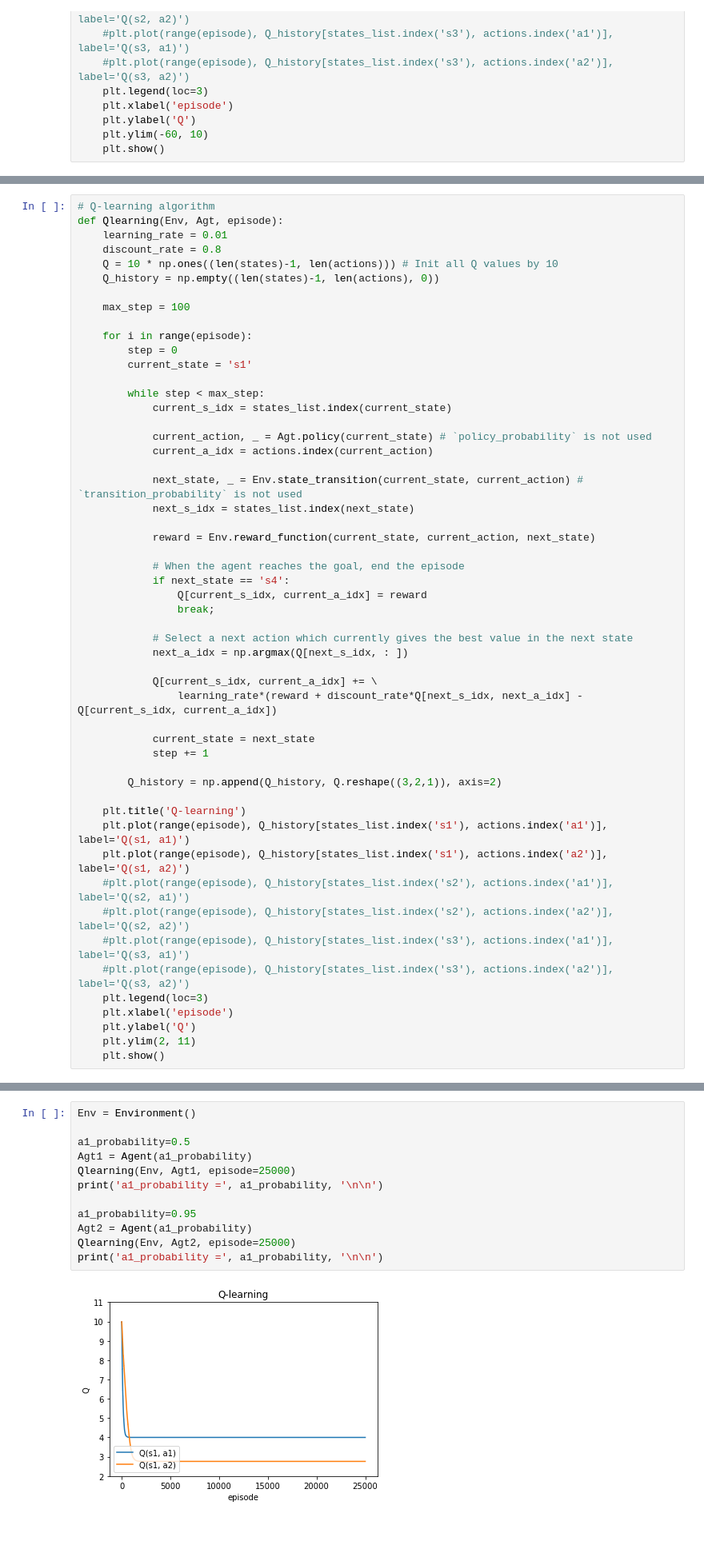
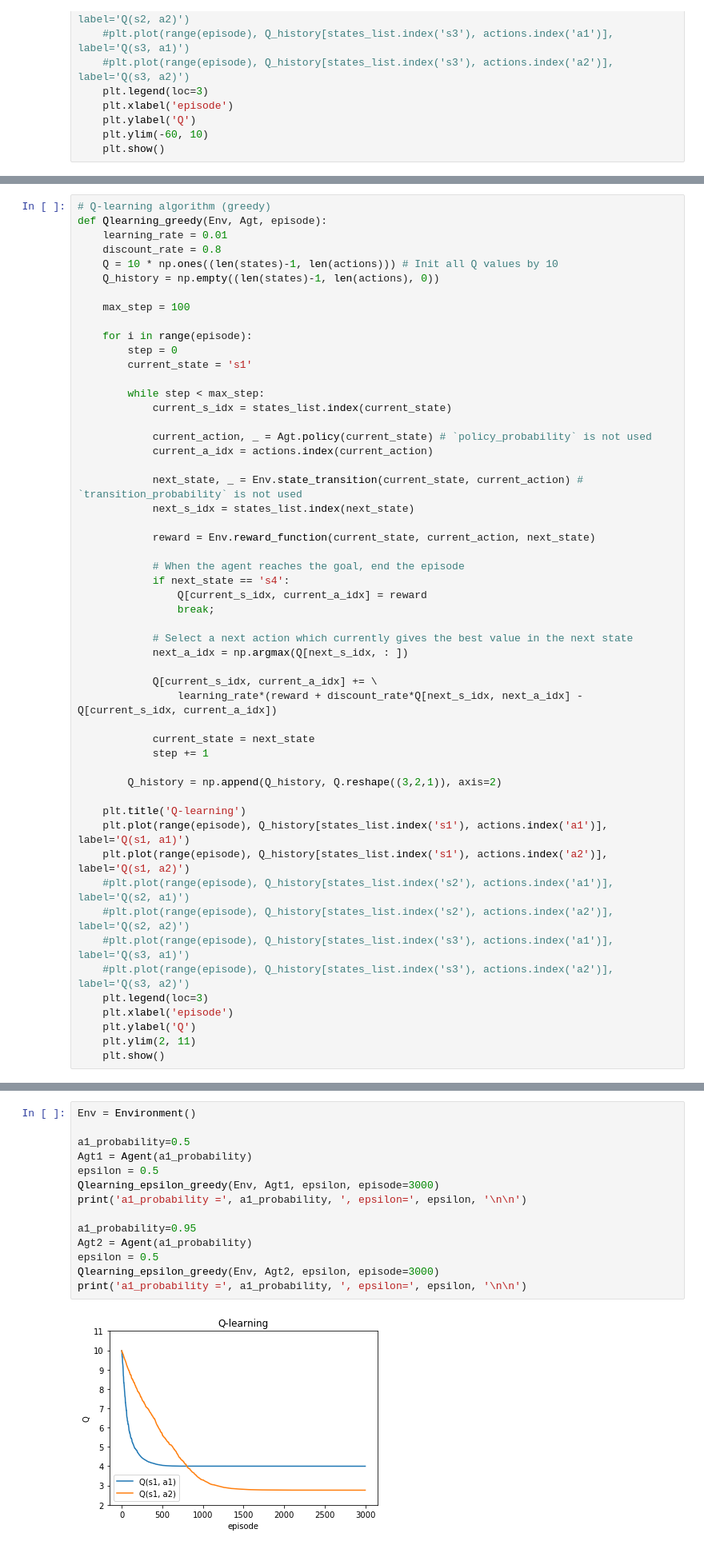
Before and after one commit to Hotsuyuki/Simple_SARAS_and_Qlerning_sample, a Jupyter notebook: Simple_SARAS_and_Qlerning_sample.ipynb, the cells around one changed output, grey strips where cells are left out. Shown at 80% size. Drawn from its saved outputs; the diff is of its cells as text.

Commit message:
Added epsilon-greedy algorithm in Q-learning

```diff
--- a/Simple_SARAS_and_Qlerning_sample.ipynb
+++ b/Simple_SARAS_and_Qlerning_sample.ipynb
@@ -194,6 +194,6 @@ a1_probability = 0.95
 # %%
-# Q-learning algorithm
-def Qlearning(Env, Agt, episode):
+# Q-learning algorithm (greedy)
+def Qlearning_greedy(Env, Agt, episode):
     learning_rate = 0.01
     discount_rate = 0.8
     Q = 10 * np.ones((len(states)-1, len(actions))) # Init all Q values by 10
@@ -268,14 +329,16 @@ To see the converged value of *Q(s1, a2)* when *a1_probability = 0.95* is same a
 # %%
 Env = Environment()
 
 a1_probability=0.5
 Agt1 = Agent(a1_probability)
-Qlearning(Env, Agt1, episode=25000)
-print('a1_probability =', a1_probability, '\n\n')
+epsilon = 0.5
+Qlearning_epsilon_greedy(Env, Agt1, epsilon, episode=3000)
+print('a1_probability =', a1_probability, ', epsilon=', epsilon, '\n\n')
 
 a1_probability=0.95
 Agt2 = Agent(a1_probability)
-Qlearning(Env, Agt2, episode=25000)
-print('a1_probability =', a1_probability, '\n\n')
+epsilon = 0.5
+Qlearning_epsilon_greedy(Env, Agt2, epsilon, episode=3000)
+print('a1_probability =', a1_probability, ', epsilon=', epsilon, '\n\n')
 # %% [output]
-[figure, old version]
+[figure, new version]
```
Also changed, not shown: parts of 8 cells of this notebook.
